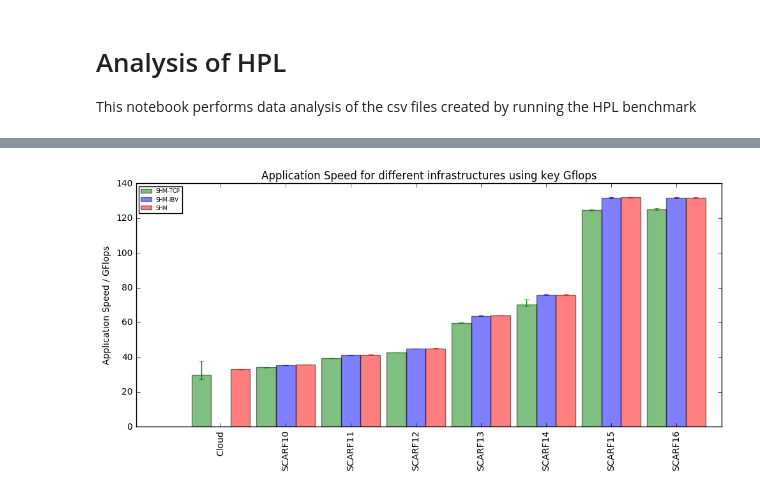
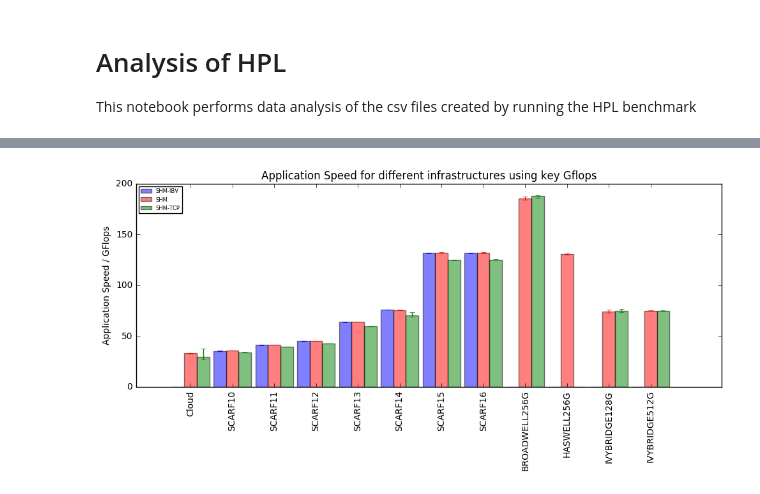
Before and after one commit to cal-id/SCD-Benchmark, a Jupyter notebook: Results/HPL_Notebooks/HPL_Analysis.ipynb, the cells around one changed output, grey strips where cells are left out. Saved outputs shown, nothing was run; the diff lists cells and outputs as text; code cells hidden in the pictures.

Commit message:
Included JASMIN in HPL analysis

```diff
--- a/Results/HPL_Notebooks/HPL_Analysis.ipynb
+++ b/Results/HPL_Notebooks/HPL_Analysis.ipynb
@@ -12,7 +12,8 @@ import re
 # Store the results in a dictionary of lists
 results = {
     "Cloud_HPL":[],
-    "SCARF_HPL":[]
+    "SCARF_HPL":[],
+    "JASMIN_HPL":[]
 }
 
 # Parse data from csvs from each of the different results
@@ -52,9 +59,10 @@ import datetime
 for result in results["Cloud_HPL"]:
     result["Date Run"] = datetime.datetime.strptime(result["File Name"], "%Y%m%d_%H%M%S.out")
 
-# Make SCARF uppercase and map 'X-X' -> 'X'
-for result in results["SCARF_HPL"]:
-    result["Host Groups"] = result["Host Groups"].split("-")[0].upper()
+# Make SCARF and JASMIN uppercase and map 'X-X' -> 'X'
+for name in ("SCARF_HPL", "JASMIN_HPL"):
+    for result in results[name]:
+        result["Host Groups"] = result["Host Groups"].split("-")[0].upper()
 # %%
 def plotGflops(BW_KEY="Gflops"):
 
@@ -83,37 +91,44 @@ def plotGflops(BW_KEY="Gflops"):
     xValues.append("Cloud")
 
 
-    # Add the SCARF split into host group and number of hosts
-    for hostgroup in sorted(set(row["Host Groups"] for row in results["SCARF_HPL"])):
-        xValues += [hostgroup]
-        for prot in sorted(set(row["Protocols Seen"] for row in results["SCARF_HPL"])):
-            addBarData([row[BW_KEY] for row in results["SCARF_HPL"]
-                        if hostgroup in row["Host Groups"] and prot == row["Protocols Seen"]], prot)
+
+    for name in ("SCARF_HPL", "JASMIN_HPL"):
+        # Add the JASMIN and SCARF data split into host group and number of hosts
+        for hostgroup in sorted(set(row["Host Groups"] for row in results[name])):
+            xValues += [hostgroup]
+            for prot in clrs.keys():
+
+                thisData = [row[BW_KEY] for row in results[name]
+                            if hostgroup in row["Host Groups"] and prot == row["Protocols Seen"]]
+                if len(thisData) == 0:  # if no data then there is a divide by zero so send this (mostly IBV)
+                    addBarData([0], prot)
+                else:
+                    addBarData(thisData, prot)
 
     index = np.arange(len(xValues)) - 1
 
     bar_width=0.3
 
 
     for i, (label, yVals) in enumerate(yValues.items()):
         plt.bar(index + i * bar_width, yVals, bar_width, align='center', color=clrs[label], alpha=0.5, label=label)
         plt.errorbar(index + i * bar_width, yVals, yerr=[yTopError[label], yBottomError[label]], linestyle=" ",
                      color=clrs[label])
 
     plt.xticks(index + bar_width, xValues, rotation="vertical")
 
     plt.rcParams["figure.figsize"] = (10,5)
     plt.ylabel("Application Speed / GFlops")
     # plt.yscale("log")
     plt.title('Application Speed for different infrastructures using key {}'.format(BW_KEY))
 
     plt.legend(loc=2, fontsize=6)
     plt.tight_layout()
 
     plt.show()
 
 
 
 plotGflops()
 # %% [output]
-[figure, old version]
+[figure, new version]
```
Also changed, not shown: parts of 1 cell of this notebook.
